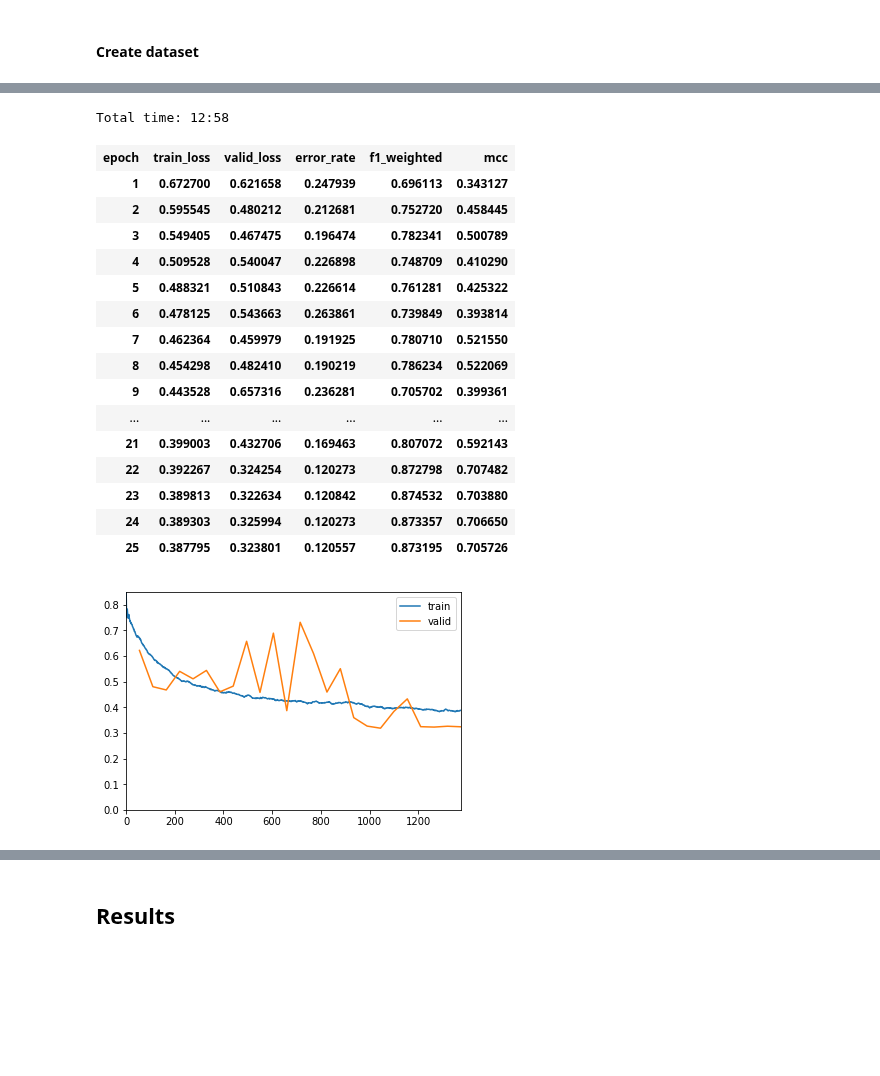
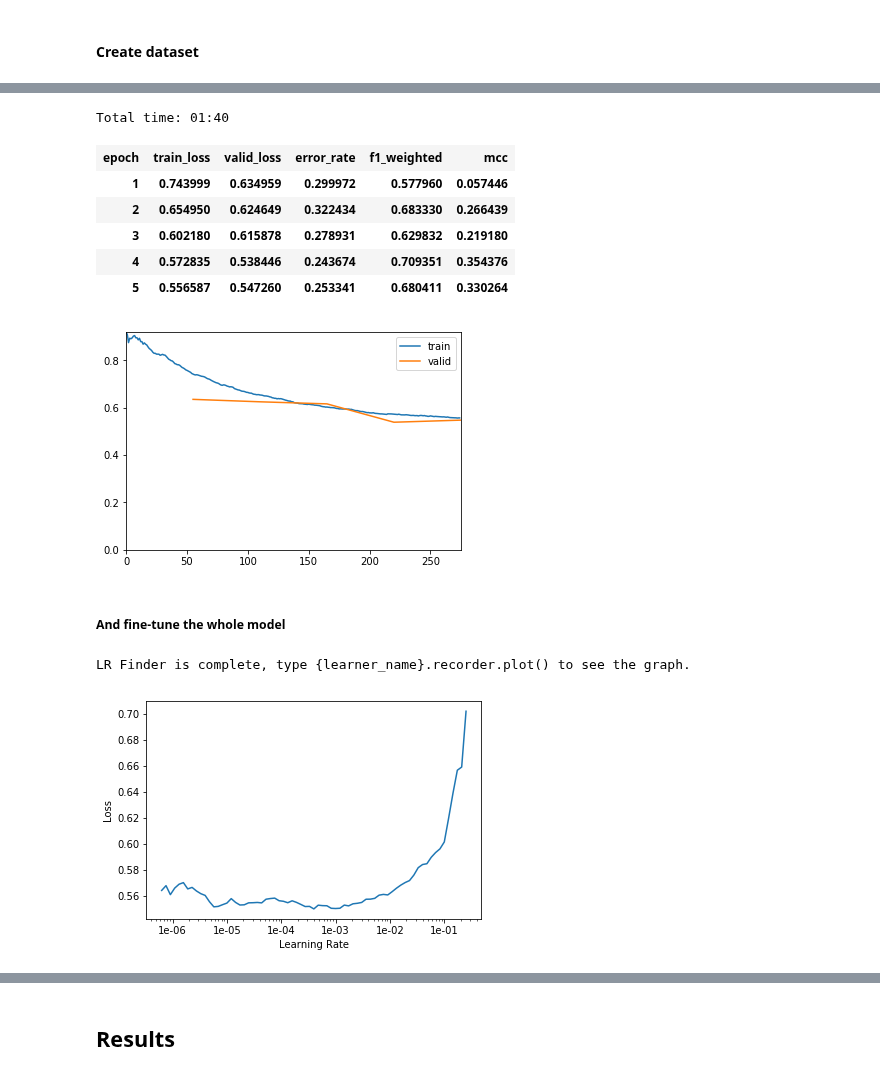
Before and after one commit to ChristianMarzahl/ISBI2019_WhiteBloodCancer, a Jupyter notebook: baseline.ipynb, the cells around one changed output, grey strips where cells are left out. Cells and saved outputs as stored; diff of their text form; code cells hidden in the pictures; blank space fills up the shorter version.

```diff
--- a/baseline.ipynb
+++ b/baseline.ipynb
@@ -192,0 +185,8 @@ data = data.normalize()
+# %%
+def get_data(bs, size):
+    data  = ImageDataBunch.create_from_ll(lls, size=size, bs=bs,
+                                      ds_tfms=tfms, padding_mode='zeros',
+                                      resize_method=ResizeMethod.PAD)
+    data = data.normalize()
+    #data = data.normalize((channel_mean, channel_std))
+    return data
@@ -199,9 +201,14 @@ data.show_batch(rows=4, figsize=(12,9))
+# %%
+experiment_name = 'rn18'
+# %%
+size = 64
+bs = 128
 # %%
-learn = create_cnn(data, models.resnet18,
+learn = create_cnn(get_data(bs, size), models.resnet18,
                    metrics=[error_rate, F1Weighted(), MCC()],
                    #loss_func=FocalLoss(num_classes=1, alpha=0.5, gamma=1)
                    #ps=0.75,
-                   wd=0.1,
-                   callback_fns=ShowGraph
-                      ).mixup()
+                   wd=0.01,
+                   callback_fns=[ShowGraph, partial(SaveModelCallback, monitor="mcc", mode='max', name='stage1-{}-{}'.format(experiment_name, size))],
+                  ).mixup().to_fp16()
 # %%
@@ -235,23 +227,15 @@ LR Finder is complete, type {learner_name}.recorder.plot() to see the graph.
 # %%
 lr = 1e-2
 # %%
-learn.fit_one_cycle(25, lr)
+learn.fit_one_cycle(5, lr) #, pct_start=0.8
 # %% [output]
-Total time: 12:58
+Total time: 01:40
 | epoch | train_loss | valid_loss | error_rate | f1_weighted | mcc |
-| 1 | 0.672700 | 0.621658 | 0.247939 | 0.696113 | 0.343127 |
-| 2 | 0.595545 | 0.480212 | 0.212681 | 0.752720 | 0.458445 |
-| 3 | 0.549405 | 0.467475 | 0.196474 | 0.782341 | 0.500789 |
-| 4 | 0.509528 | 0.540047 | 0.226898 | 0.748709 | 0.410290 |
-| 5 | 0.488321 | 0.510843 | 0.226614 | 0.761281 | 0.425322 |
-| 6 | 0.478125 | 0.543663 | 0.263861 | 0.739849 | 0.393814 |
-| 7 | 0.462364 | 0.459979 | 0.191925 | 0.780710 | 0.521550 |
-| 8 | 0.454298 | 0.482410 | 0.190219 | 0.786234 | 0.522069 |
-| 9 | 0.443528 | 0.657316 | 0.236281 | 0.705702 | 0.399361 |
-| ... | ... | ... | ... | ... | ... |
-| 21 | 0.399003 | 0.432706 | 0.169463 | 0.807072 | 0.592143 |
-| 22 | 0.392267 | 0.324254 | 0.120273 | 0.872798 | 0.707482 |
-| 23 | 0.389813 | 0.322634 | 0.120842 | 0.874532 | 0.703880 |
-| 24 | 0.389303 | 0.325994 | 0.120273 | 0.873357 | 0.706650 |
-| 25 | 0.387795 | 0.323801 | 0.120557 | 0.873195 | 0.705726 |
+| 1 | 0.743999 | 0.634959 | 0.299972 | 0.577960 | 0.057446 |
+| 2 | 0.654950 | 0.624649 | 0.322434 | 0.683330 | 0.266439 |
+| 3 | 0.602180 | 0.615878 | 0.278931 | 0.629832 | 0.219180 |
+| 4 | 0.572835 | 0.538446 | 0.243674 | 0.709351 | 0.354376 |
+| 5 | 0.556587 | 0.547260 | 0.253341 | 0.680411 | 0.330264 |
-[figure, old version]
+[figure, new version]
+# %% [markdown]
+##### And fine-tune the whole model
@@ -257,0 +244,6 @@ Total time: 12:58
+# %%
+learn.lr_find()
+learn.recorder.plot()
+# %% [output]
+LR Finder is complete, type {learner_name}.recorder.plot() to see the graph.
+[figure, added]
```
Also changed, not shown: parts of 48 cells of this notebook, 2 other files.
